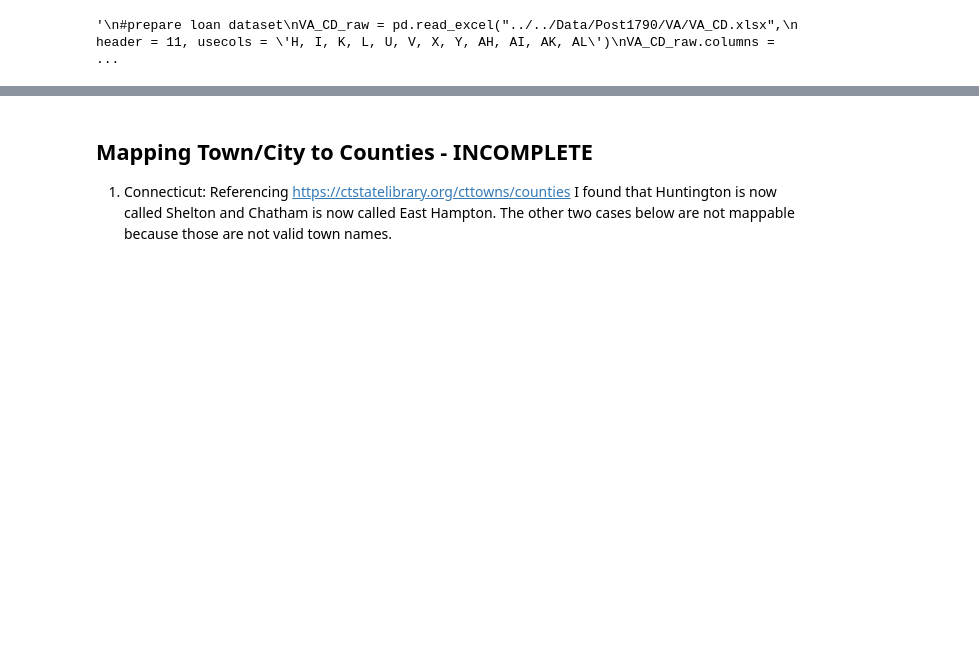
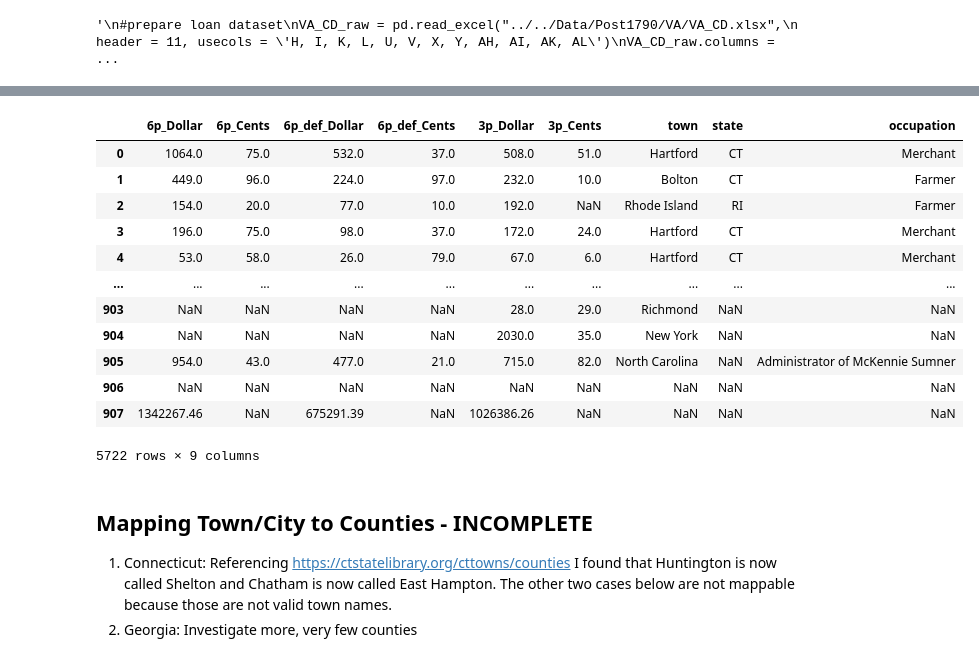
Before and after one commit to davidch2020/SPEOC-pt-1, a Jupyter notebook: S2022/post1790_maps/data_cleaning.ipynb, the cells around one changed output, grey strips where cells are left out. Saved outputs shown, nothing was run; the diff lists cells and outputs as text; code cells hidden in the pictures; blank space fills up the shorter version.

```diff
--- a/S2022/post1790_maps/data_cleaning.ipynb
+++ b/S2022/post1790_maps/data_cleaning.ipynb
@@ -399,5 +399,22 @@ see table at end for new entries
+# %%
+ASD_all
+# %% [output]
+|  | 6p_Dollar | 6p_Cents | 6p_def_Dollar | 6p_def_Cents | 3p_Dollar | 3p_Cents | town | state | occupation |
+| 0 | 1064.0 | 75.0 | 532.0 | 37.0 | 508.0 | 51.0 | Hartford | CT | Merchant |
+| 1 | 449.0 | 96.0 | 224.0 | 97.0 | 232.0 | 10.0 | Bolton | CT | Farmer |
+| 2 | 154.0 | 20.0 | 77.0 | 10.0 | 192.0 | NaN | Rhode Island | RI | Farmer |
+| 3 | 196.0 | 75.0 | 98.0 | 37.0 | 172.0 | 24.0 | Hartford | CT | Merchant |
+| 4 | 53.0 | 58.0 | 26.0 | 79.0 | 67.0 | 6.0 | Hartford | CT | Merchant |
+| ... | ... | ... | ... | ... | ... | ... | ... | ... | ... |
+| 903 | NaN | NaN | NaN | NaN | 28.0 | 29.0 | Richmond | NaN | NaN |
+| 904 | NaN | NaN | NaN | NaN | 2030.0 | 35.0 | New York | NaN | NaN |
+| 905 | 954.0 | 43.0 | 477.0 | 21.0 | 715.0 | 82.0 | North Carolina | NaN | Administrator of McKennie Sumner |
+| 906 | NaN | NaN | NaN | NaN | NaN | NaN | NaN | NaN | NaN |
+| 907 | 1342267.46 | NaN | 675291.39 | NaN | 1026386.26 | NaN | NaN | NaN | NaN |
+5722 rows × 9 columns
 # %% [markdown]
 ## Mapping Town/City to Counties - INCOMPLETE
 1. Connecticut: Referencing <a href = "https://ctstatelibrary.org/cttowns/counties">https://ctstatelibrary.org/cttowns/counties</a> I found that Huntington is now called Shelton and Chatham is now called East Hampton. The other two cases below are not mappable because those are not valid town names.
+2. Georgia: Investigate more, very few counties
 # %%
 # fuzzy string matching function
```
Also changed, not shown: parts of 13 cells of this notebook.
